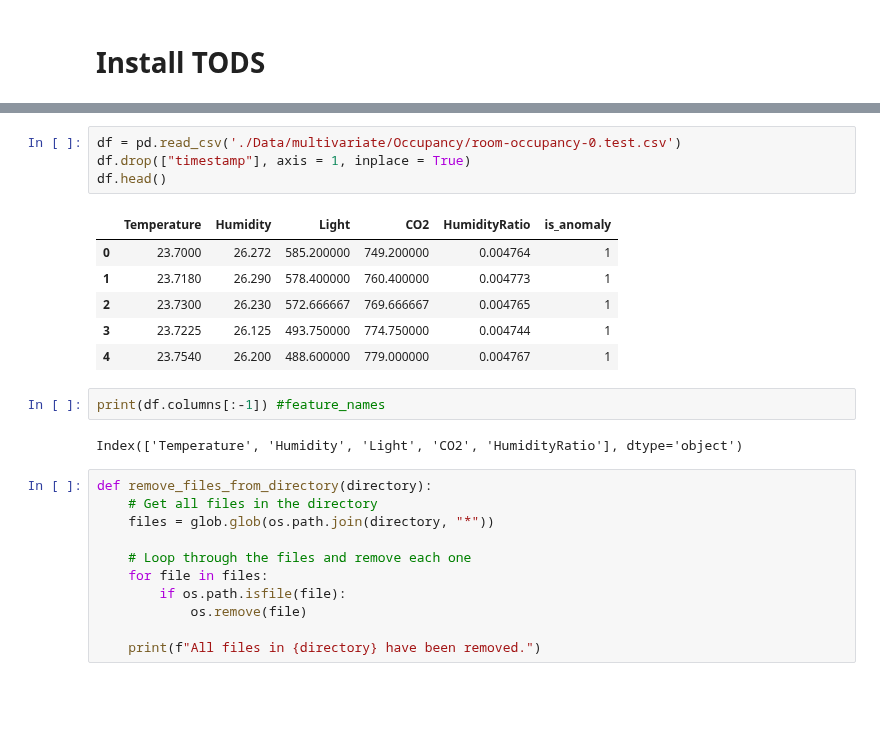
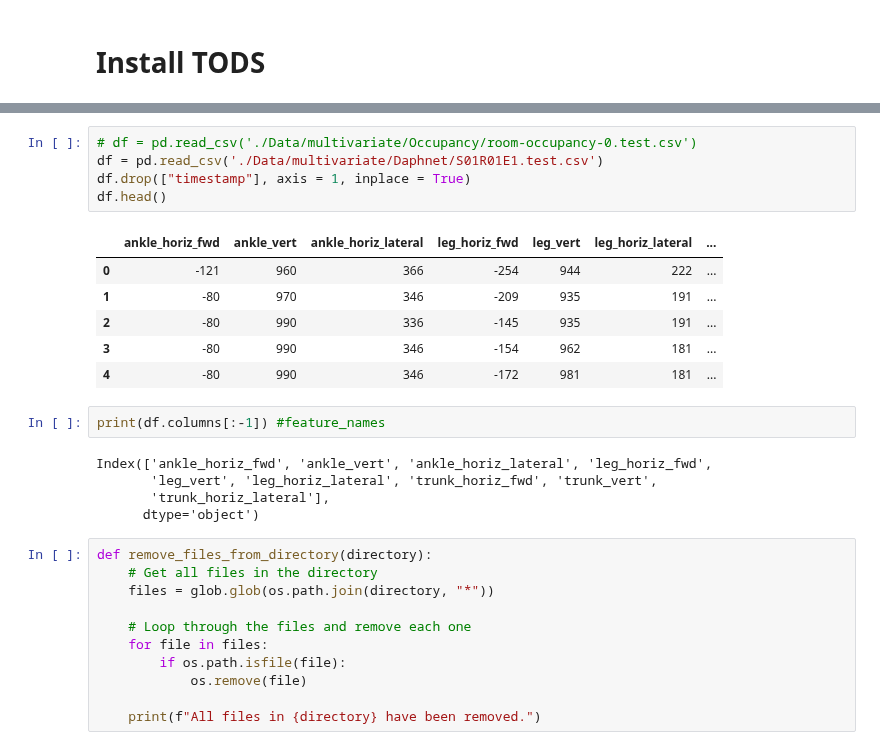
Before and after one commit to brinashong/CS5344_Project, a Jupyter notebook: pipeline_tods.ipynb, the cells around one changed output, grey strips where cells are left out. Saved outputs shown, nothing was run; the diff lists cells and outputs as text; blank space fills up the shorter version.

```diff
--- a/pipeline_tods.ipynb
+++ b/pipeline_tods.ipynb
@@ -50,18 +50,22 @@ from tods.sk_interface.detection_algorithm.KNN_skinterface import KNNSKI
 # %%
-df = pd.read_csv('./Data/multivariate/Occupancy/room-occupancy-0.test.csv')
+# df = pd.read_csv('./Data/multivariate/Occupancy/room-occupancy-0.test.csv')
+df = pd.read_csv('./Data/multivariate/Daphnet/S01R01E1.test.csv')
 df.drop(["timestamp"], axis = 1, inplace = True)
 df.head()
 # %% [output]
-|  | Temperature | Humidity | Light | CO2 | HumidityRatio | is_anomaly |
-| 0 | 23.7000 | 26.272 | 585.200000 | 749.200000 | 0.004764 | 1 |
-| 1 | 23.7180 | 26.290 | 578.400000 | 760.400000 | 0.004773 | 1 |
-| 2 | 23.7300 | 26.230 | 572.666667 | 769.666667 | 0.004765 | 1 |
-| 3 | 23.7225 | 26.125 | 493.750000 | 774.750000 | 0.004744 | 1 |
-| 4 | 23.7540 | 26.200 | 488.600000 | 779.000000 | 0.004767 | 1 |
+|  | ankle_horiz_fwd | ankle_vert | ankle_horiz_lateral | leg_horiz_fwd | leg_vert | leg_horiz_lateral | ... |
+| 0 | -121 | 960 | 366 | -254 | 944 | 222 | ... |
+| 1 | -80 | 970 | 346 | -209 | 935 | 191 | ... |
+| 2 | -80 | 990 | 336 | -145 | 935 | 191 | ... |
+| 3 | -80 | 990 | 346 | -154 | 962 | 181 | ... |
+| 4 | -80 | 990 | 346 | -172 | 981 | 181 | ... |
 # %%
 print(df.columns[:-1]) #feature_names
 # %% [output]
-Index(['Temperature', 'Humidity', 'Light', 'CO2', 'HumidityRatio'], dtype='object')
+Index(['ankle_horiz_fwd', 'ankle_vert', 'ankle_horiz_lateral', 'leg_horiz_fwd',
+       'leg_vert', 'leg_horiz_lateral', 'trunk_horiz_fwd', 'trunk_vert',
+       'trunk_horiz_lateral'],
+      dtype='object')
 # %%
 def remove_files_from_directory(directory):
     # Get all files in the directory
```
Also changed, not shown: parts of 9 cells of this notebook.
